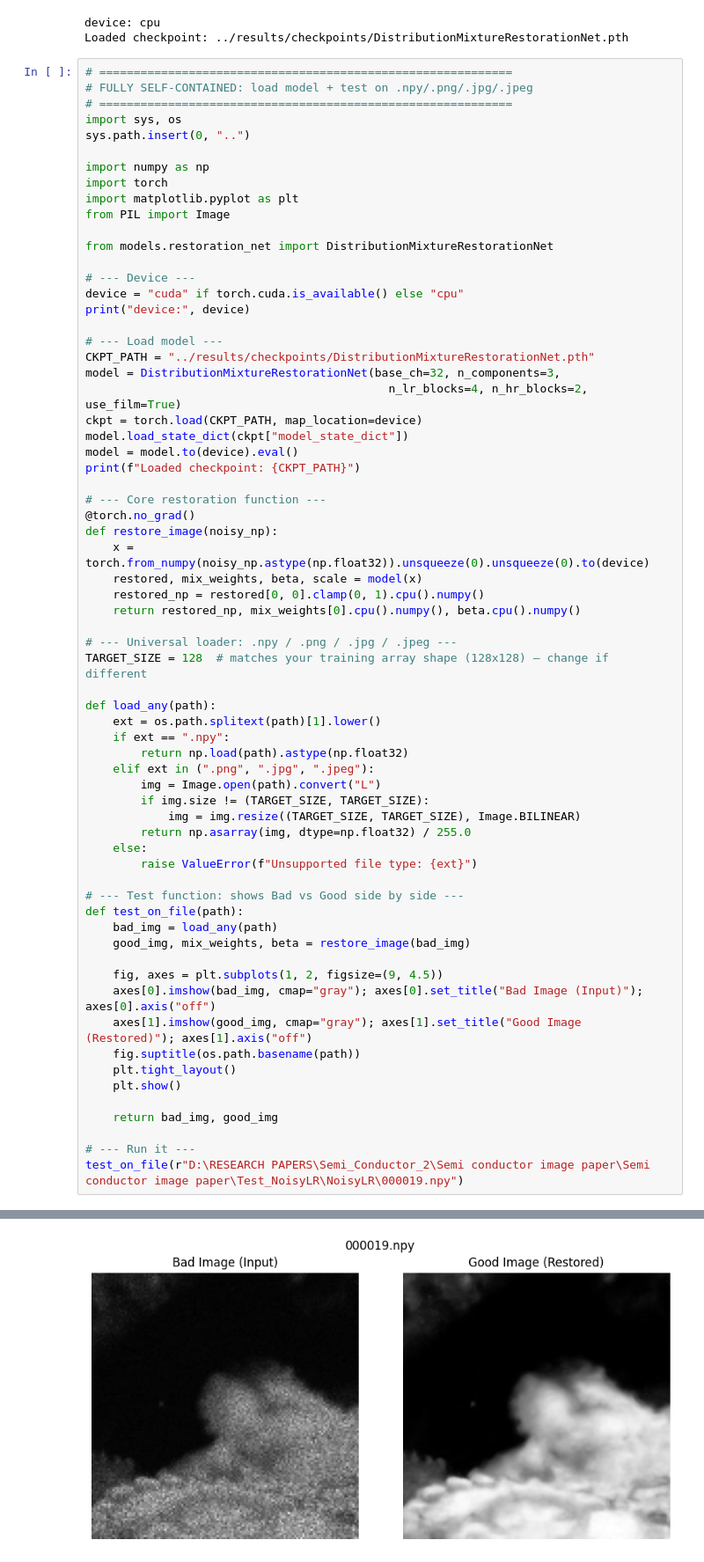
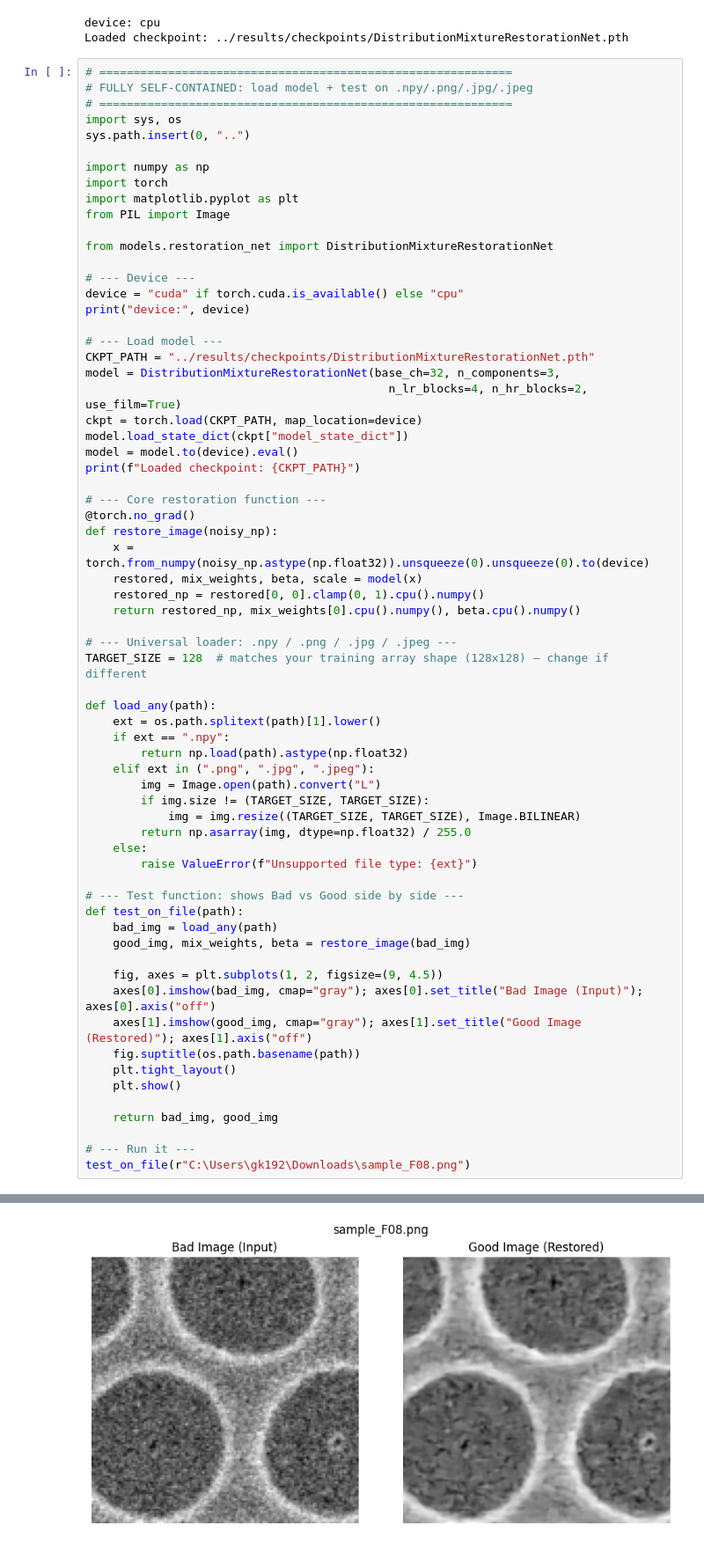
Before and after one commit to GoluKumar-Upadhyay/KnowHow---KLA---Restoration, a Jupyter notebook: notebooks/Quick_Load_And_Predict.ipynb, the cells around one changed output, grey strips where cells are left out. Shown at 88% size. Saved outputs shown, nothing was run; the diff lists cells and outputs as text.

```diff
--- a/notebooks/Quick_Load_And_Predict.ipynb
+++ b/notebooks/Quick_Load_And_Predict.ipynb
@@ -144,32 +144,32 @@ TARGET_SIZE = 128  # matches your training array shape (128x128) — change if d
 def load_any(path):
     ext = os.path.splitext(path)[1].lower()
     if ext == ".npy":
         return np.load(path).astype(np.float32)
     elif ext in (".png", ".jpg", ".jpeg"):
         img = Image.open(path).convert("L")
         if img.size != (TARGET_SIZE, TARGET_SIZE):
             img = img.resize((TARGET_SIZE, TARGET_SIZE), Image.BILINEAR)
         return np.asarray(img, dtype=np.float32) / 255.0
     else:
         raise ValueError(f"Unsupported file type: {ext}")
 
 # --- Test function: shows Bad vs Good side by side ---
 def test_on_file(path):
     bad_img = load_any(path)
     good_img, mix_weights, beta = restore_image(bad_img)
 
     fig, axes = plt.subplots(1, 2, figsize=(9, 4.5))
     axes[0].imshow(bad_img, cmap="gray"); axes[0].set_title("Bad Image (Input)"); axes[0].axis("off")
     axes[1].imshow(good_img, cmap="gray"); axes[1].set_title("Good Image (Restored)"); axes[1].axis("off")
     fig.suptitle(os.path.basename(path))
     plt.tight_layout()
     plt.show()
 
     return bad_img, good_img
 
 # --- Run it ---
-test_on_file(r"D:\RESEARCH PAPERS\Semi_Conductor_2\Semi conductor image paper\Semi conductor image paper\Test_NoisyLR\NoisyLR\000019.npy")
+test_on_file(r"C:\Users\gk192\Downloads\sample_F08.png")
 # %% [output]
 device: cpu
 Loaded checkpoint: ../results/checkpoints/DistributionMixtureRestorationNet.pth
-[figure, old version]
+[figure, new version]
```
Also changed, not shown: parts of 1 cell of this notebook, 2 other files.
